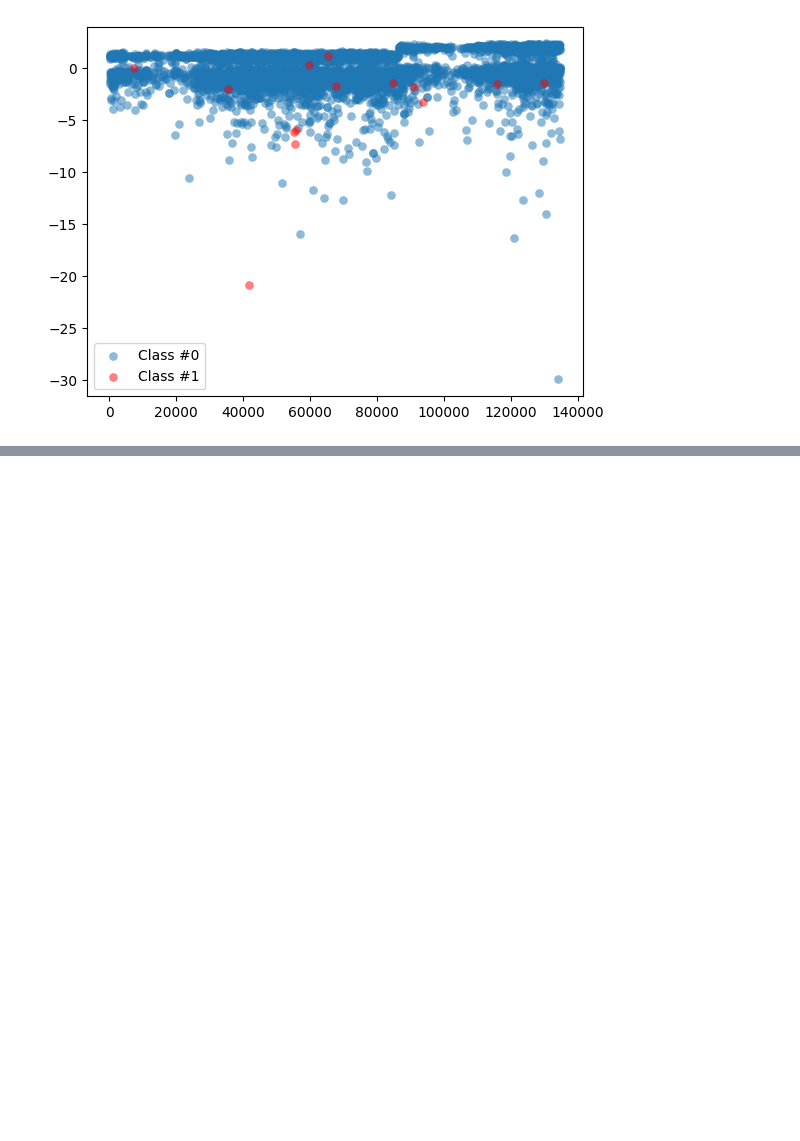
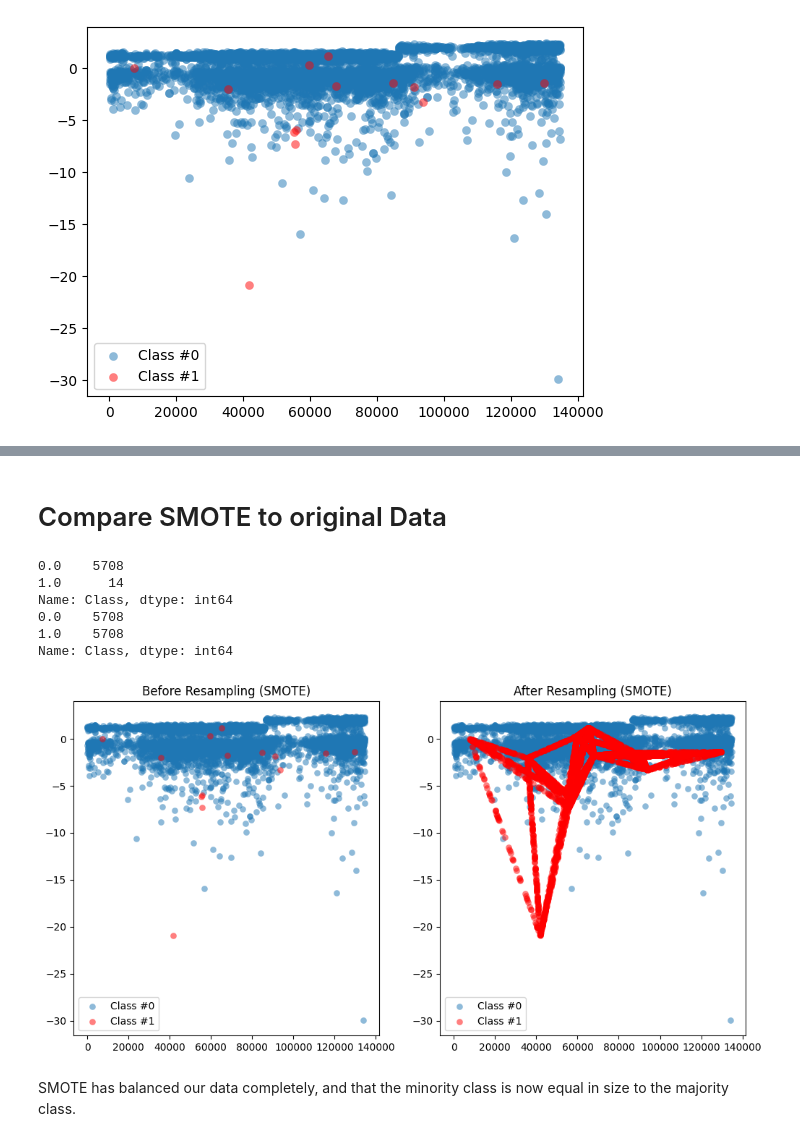
Before and after one commit to anuradha-datascience/machine-learning, a Jupyter notebook: supervisedlearning_fraud_detection.ipynb, the cells around one changed output, grey strips where cells are left out. Drawn from its saved outputs; the diff is of its cells as text; code cells hidden in the pictures; blank space fills up the shorter version.

```diff
--- a/supervisedlearning_fraud_detection.ipynb
+++ b/supervisedlearning_fraud_detection.ipynb
@@ -97,0 +121,35 @@ To balance , we will use Synthetic Minority Over-sampling Technique (SMOTE) whic
+# %% [markdown]
+# Compare SMOTE to original Data
+# %%
+# Print the value_counts on the original labels y
+print(pd.value_counts(pd.Series(y)))
+
+# Print the value_counts
+print(pd.value_counts(pd.Series(y_resampled)))
+
+# Run compare_plot
+fig, axes = plt.subplots(1, 2, figsize=(12, 6))
+
+# Before resampling
+axes[0].scatter(X[y == 0].iloc[:, 1], X[y == 0].iloc[:, 2], label="Class #0", alpha=0.5, linewidth=0.15)
+axes[0].scatter(X[y == 1].iloc[:, 1], X[y == 1].iloc[:, 2], label="Class #1", alpha=0.5, linewidth=0.15,c='r')
+axes[0].set_title("Before Resampling (" + "SMOTE" + ")")
+axes[0].legend()
+
+# After resampling
+axes[1].scatter(X_resampled[y_resampled == 0].iloc[:, 1], X_resampled[y_resampled == 0].iloc[:, 2], label="Class #0", alpha=0.5, linewidth=0.15)
+axes[1].scatter(X_resampled[y_resampled == 1].iloc[:, 1], X_resampled[y_resampled == 1].iloc[:, 2], label="Class #1", alpha=0.5, linewidth=0.15,c='r')
+axes[1].set_title("After Resampling (" + "SMOTE" + ")")
+axes[1].legend()
+
+plt.show()
+# %% [output]
+0.0    5708
+1.0      14
+Name: Class, dtype: int64
+0.0    5708
+1.0    5708
+Name: Class, dtype: int64
+[figure, added]
+# %% [markdown]
+SMOTE has balanced our data completely, and that the minority class is now equal in size to the majority class.
```
Also changed, not shown: parts of 9 cells of this notebook.
